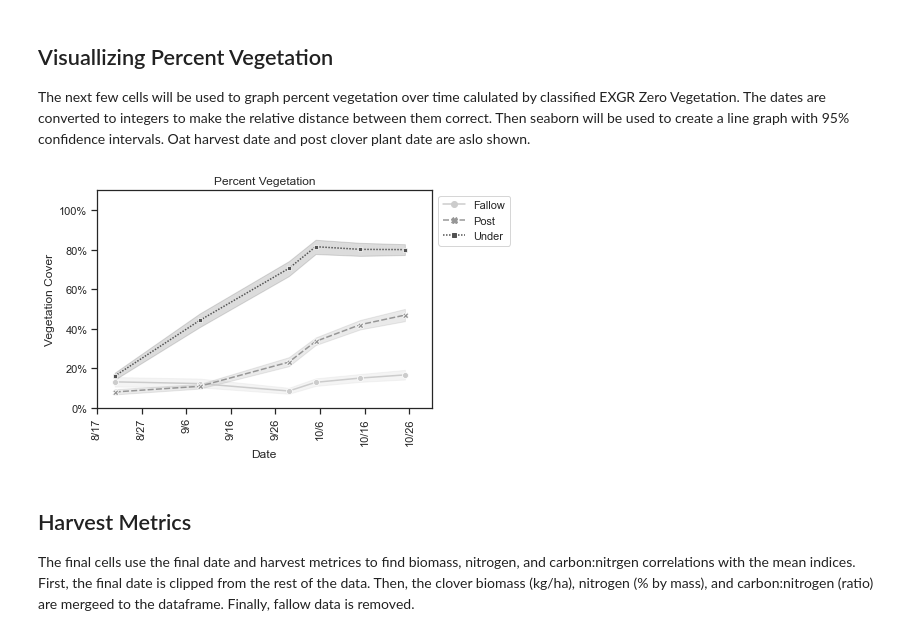
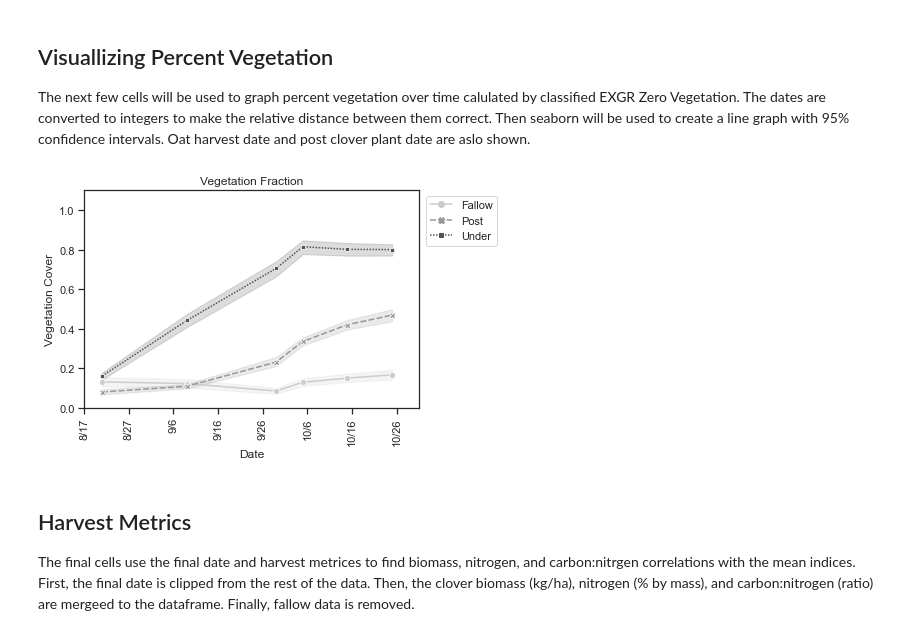
Before and after one commit to LRosen656/USDA_GEMS_TASK1, a Jupyter notebook: 6.0_Plot_Oat_Results.ipynb, the cells around one changed output. Cells and saved outputs as stored; diff of their text form; code cells hidden in the pictures.

Commit message:
Added ANOVA and updated graphs

```diff
--- a/6.0_Plot_Oat_Results.ipynb
+++ b/6.0_Plot_Oat_Results.ipynb
@@ -388,21 +450,21 @@ Oat_Data["Days"] = Days.dt.days ## Days as integer
 # %%
 sns.set_theme(style ="ticks")
 
 ax = sns.lineplot(data = Oat_Data[(Oat_Data["Days"]!=0)], x="Days", y="Vegetation_Fraction",
                    hue="Cover", palette = ["#cccccc", "#969696", "#525252"], style = "Cover", markers = True)
 
 ax.set(xlabel = "Date", ylabel = "Vegetation Cover",
         ylim=(0,1.1), xlim=(40, 115),
-        yticklabels = (["0%", "20%", "40%", "60%", "80%", "100%"]),  ## Mannual override Y labels
-       title = "Percent Vegetation")
+        #yticklabels = (["0%", "20%", "40%", "60%", "80%", "100%"]),  ## Mannual override Y labels
+       title = "Vegetation Fraction")
 ax.set_xticklabels(labels = ["8/17", "8/27", "9/6", "9/16", "9/26", "10/6", "10/16", "10/26"], rotation= 90) ## first date not shown in the manual override.
 #ax.axvline(29, color='dimgrey', ls = "--", label = "Crop Harvest")  ## Crop harvest on 8/6
 #ax.axvline(35, color='dimgrey', ls = ":", label = "Post Plant")     ## Post Seeded clover planted on 8/12
 ax.legend(bbox_to_anchor=(1.25,1))
 
 plt.savefig(graph_out + "Percent_Vegetation", bbox_inches = "tight", dpi = 300)
 # %% [output]
-[figure, old version]
+[figure, new version]
 # %% [markdown]
 ## Harvest Metrics
 
```
Also changed, not shown: parts of 47 cells of this notebook, 48 other files.
